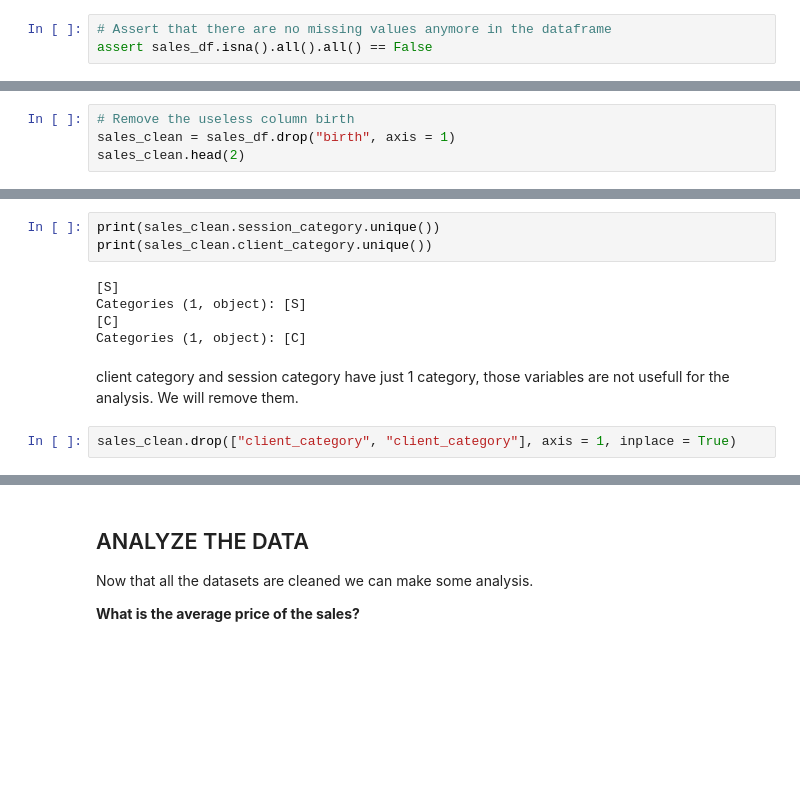
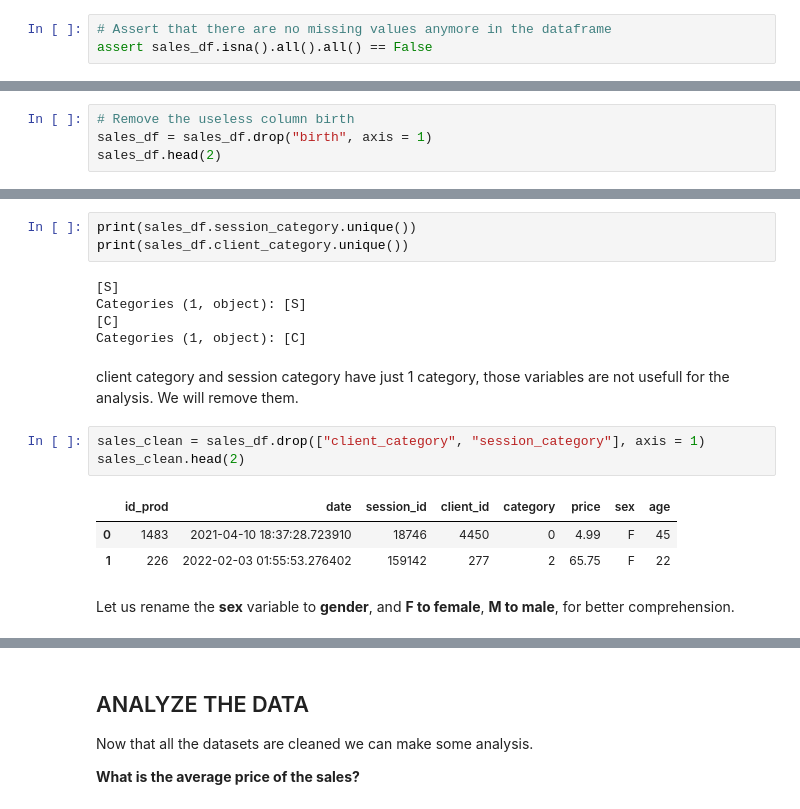
Before and after one commit to furawa/OC_data_analyst_projects, a Jupyter notebook: 02_analyze_company_sales/analyze_company_sales.ipynb, the cells around one changed output, grey strips where cells are left out. Cells and saved outputs as stored; diff of their text form; blank space fills up the shorter version.

```diff
--- a/02_analyze_company_sales/analyze_company_sales.ipynb
+++ b/02_analyze_company_sales/analyze_company_sales.ipynb
@@ -365,15 +365,15 @@ sales_df.head(2)
 | 1 | 226 | 2022-02-03 01:55:53.276402 | 159142 | 277 | 2 | C | S | 65.75 | ... |
 # %%
 # Remove the useless column birth
-sales_clean = sales_df.drop("birth", axis = 1)
-sales_clean.head(2)
+sales_df = sales_df.drop("birth", axis = 1)
+sales_df.head(2)
 # %% [output]
 |  | id_prod | date | session_id | client_id | category | client_category | session_category | price | ... |
 | 0 | 1483 | 2021-04-10 18:37:28.723910 | 18746 | 4450 | 0 | C | S | 4.99 | ... |
 | 1 | 226 | 2022-02-03 01:55:53.276402 | 159142 | 277 | 2 | C | S | 65.75 | ... |
 # %%
-print(sales_clean.session_category.unique())
-print(sales_clean.client_category.unique())
+print(sales_df.session_category.unique())
+print(sales_df.client_category.unique())
 # %% [output]
 [S]
 Categories (1, object): [S]
@@ -382,4 +382,11 @@ Categories (1, object): [C]
 # %% [markdown]
 client category and session category have just 1 category, those variables are not usefull for the analysis. We will remove them.
 # %%
-sales_clean.drop(["client_category", "client_category"], axis = 1, inplace = True)
+sales_clean = sales_df.drop(["client_category", "session_category"], axis = 1)
+sales_clean.head(2)
+# %% [output]
+|  | id_prod | date | session_id | client_id | category | price | sex | age |
+| 0 | 1483 | 2021-04-10 18:37:28.723910 | 18746 | 4450 | 0 | 4.99 | F | 45 |
+| 1 | 226 | 2022-02-03 01:55:53.276402 | 159142 | 277 | 2 | 65.75 | F | 22 |
+# %% [markdown]
+Let us rename the **sex** variable to **gender**, and **F to female**, **M to male**, for better comprehension.
```
Also changed, not shown: parts of 1 cell of this notebook.
